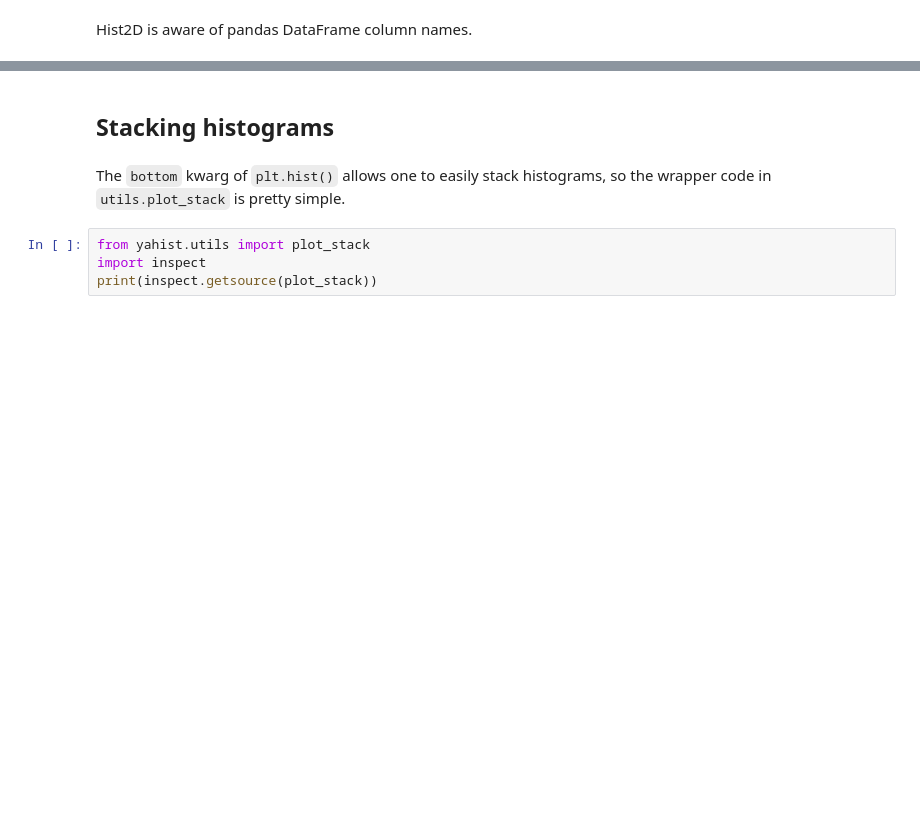
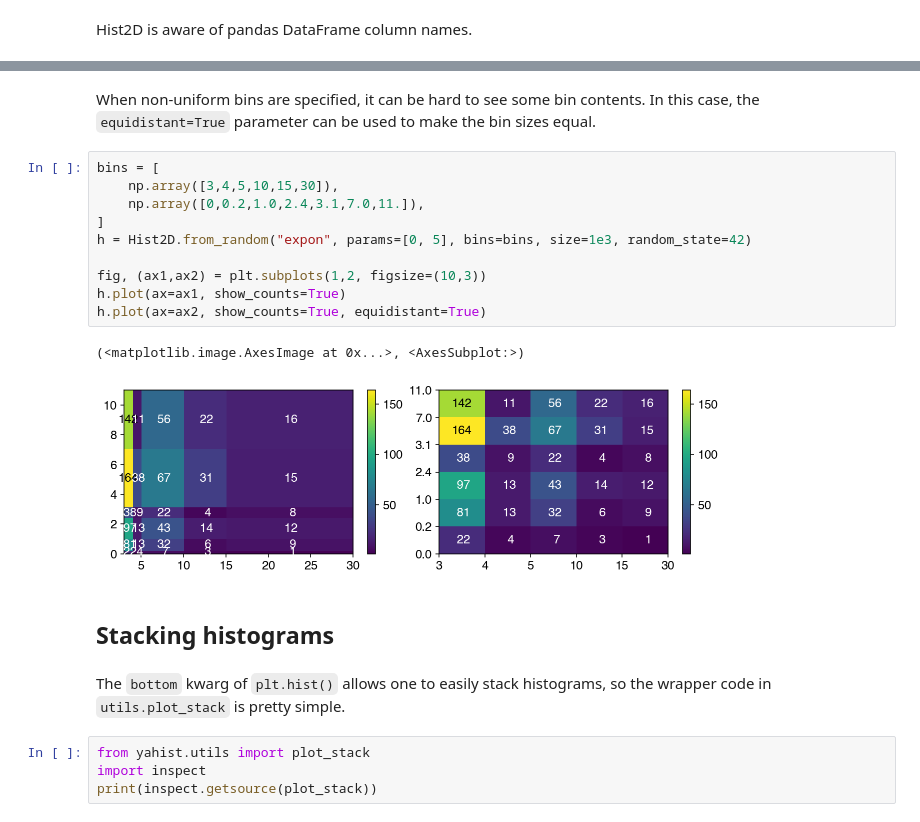
Before and after one commit to aminnj/yahist, a Jupyter notebook: examples/basic.ipynb, the cells around one changed output, grey strips where cells are left out. Cells and saved outputs as stored; diff of their text form; blank space fills up the shorter version.

```diff
--- a/examples/basic.ipynb
+++ b/examples/basic.ipynb
@@ -247,3 +238,18 @@ Hist2D(df[["xlabel","ylabel"]], bins=25).plot()
+# %% [markdown]
+When non-uniform bins are specified, it can be hard to see some bin contents. In this case, the `equidistant=True` parameter can be used to make the bin sizes equal.
+# %%
+bins = [
+    np.array([3,4,5,10,15,30]),
+    np.array([0,0.2,1.0,2.4,3.1,7.0,11.]),
+]
+h = Hist2D.from_random("expon", params=[0, 5], bins=bins, size=1e3, random_state=42)
+
+fig, (ax1,ax2) = plt.subplots(1,2, figsize=(10,3))
+h.plot(ax=ax1, show_counts=True)
+h.plot(ax=ax2, show_counts=True, equidistant=True)
+# %% [output]
+(<matplotlib.image.AxesImage at 0x...>, <AxesSubplot:>)
+[figure, added]
 # %% [markdown]
 ## Stacking histograms
 # %% [markdown]
```
Also changed, not shown: parts of 22 cells of this notebook, 2 other files.
